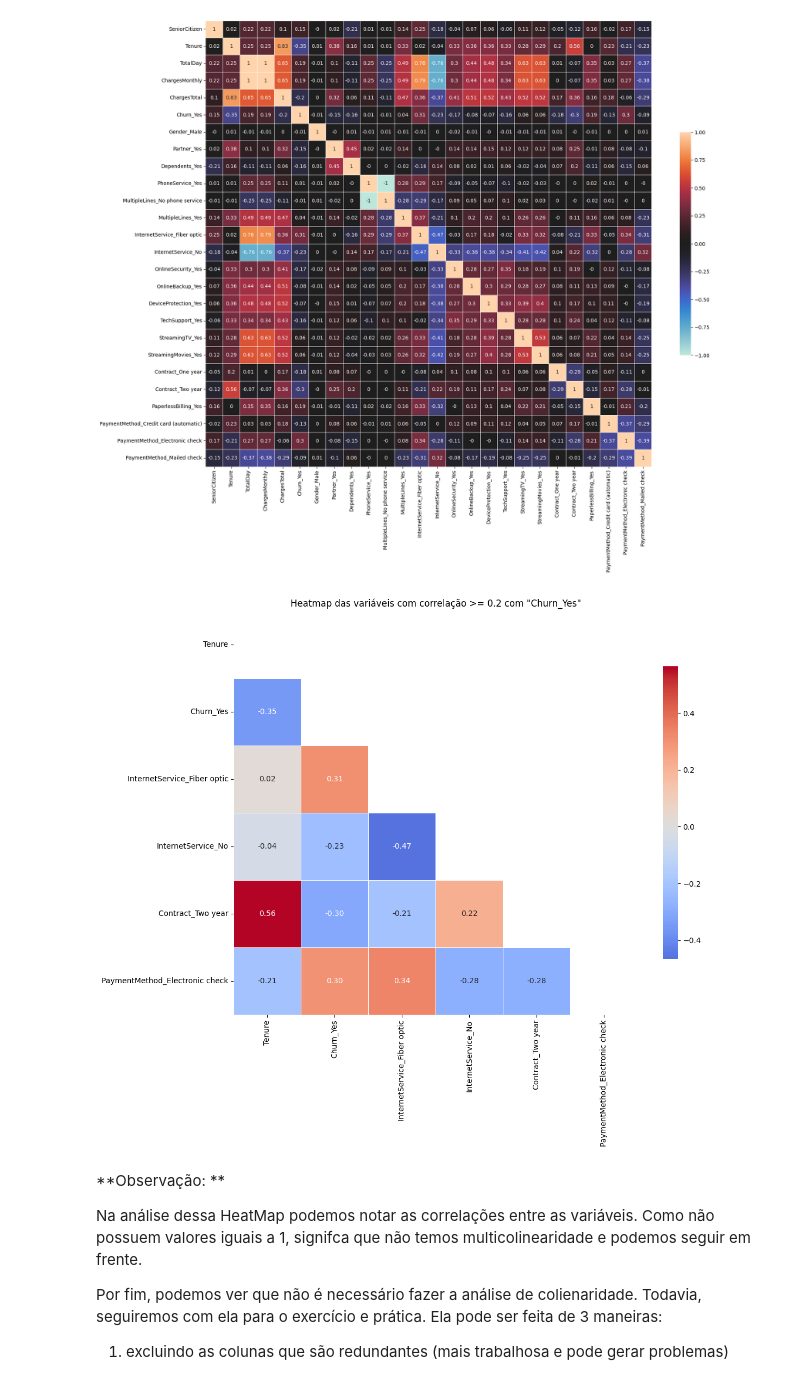
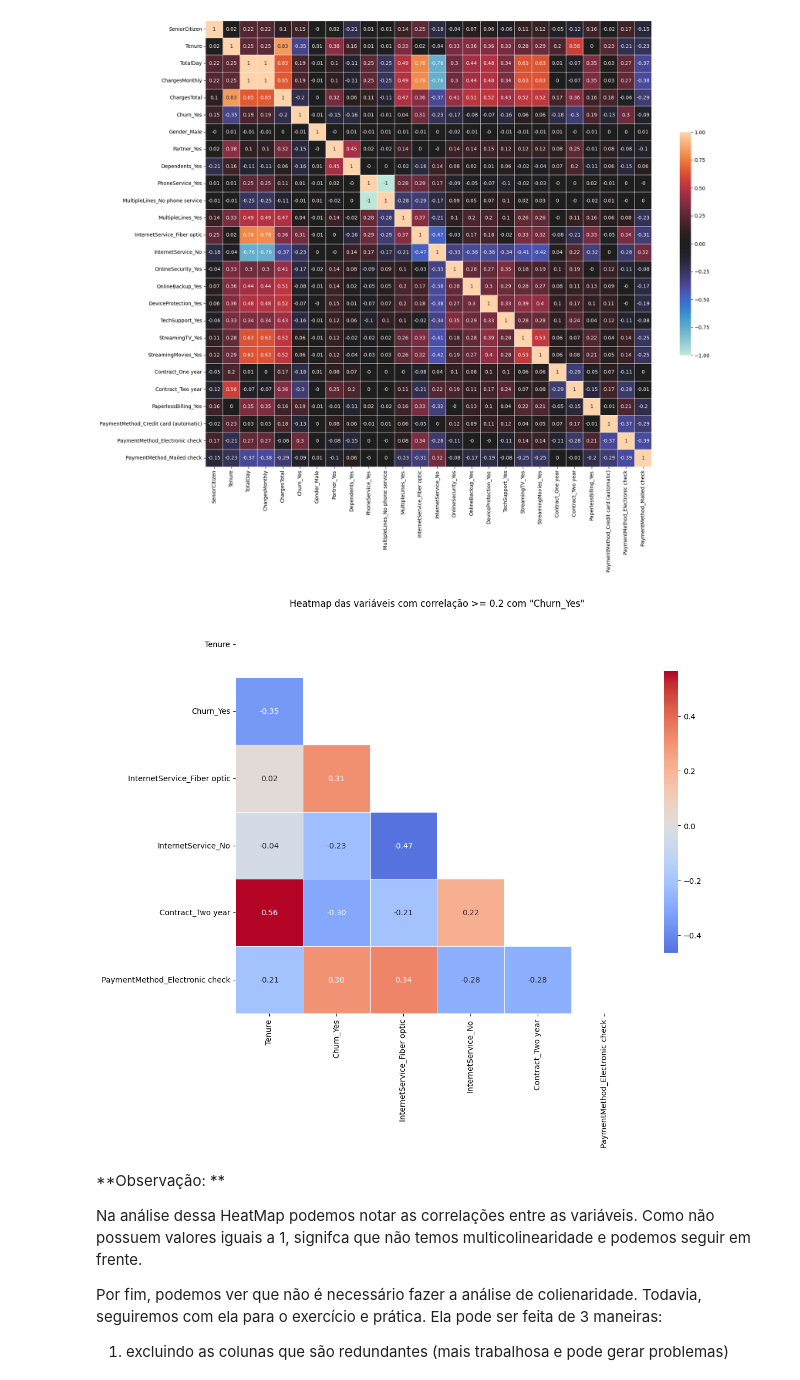
Before and after one commit to obaldin/Desafio_ONE_Alura_TelecomX_parte_II_Cassiano, a Jupyter notebook: Challenge_Alura_TelecomX_analise_evasao_de_cliente_parte_2_Cassiano.ipynb, the cells around one changed output. Saved outputs shown, nothing was run; the diff lists cells and outputs as text; code cells hidden in the pictures.

```diff
--- a/Challenge_Alura_TelecomX_analise_evasao_de_cliente_parte_2_Cassiano.ipynb
+++ b/Challenge_Alura_TelecomX_analise_evasao_de_cliente_parte_2_Cassiano.ipynb
@@ -393,34 +393,38 @@ limiar = 0.2
 # Filtrar as variáveis que tenham correlação absoluta >= limiar com a variável alvo
 # Isso cria uma lista com as variáveis relevantes
 variaveis_relevantes = corr.index[abs(corr[variavel_alvo]) >= limiar].tolist()
 
 # Garantir que a variável alvo está na lista;  aso não estiver, adiciona
 if variavel_alvo not in variaveis_relevantes:
     variaveis_relevantes.append(variaval_alvo)
 
 # Criar uma matriz de correlação somente com as variáveis selecionadas
 corr_filtrada = corr.loc[variaveis_relevantes, variaveis_relevantes]
 
 # Gerar uma máscara para esconder o triângulo superior da matriz (incluindo diagonal)
 mascara = np.triu(np.ones_like(corr_filtrada, dtype=bool))
 
 # Plotar o heatmap com a máscara aplicada para melhor visualização
 plt.figure(figsize=(12,10))
 sns.heatmap(
     corr_filtrada,
     annot=True,
     fmt=".2f",
     cmap='coolwarm',
     center=0,
     square=True,
     linewidths=0.5,
     cbar_kws={"shrink": 0.7},
     mask=mascara
 )
 plt.title(f'Heatmap das variáveis com correlação >= {limiar} com "{variavel_alvo}"')
+plt.tight_layout()
+
+plt.savefig('heatmap_variaveis_correlacao_com_churn_yes_plot.png')
+
 plt.show()
 # %% [output]
-[figure, old version]
+[figure, new version]
 # %% [markdown]
 **Observação: **
 
```
Also changed, not shown: parts of 26 cells of this notebook.
